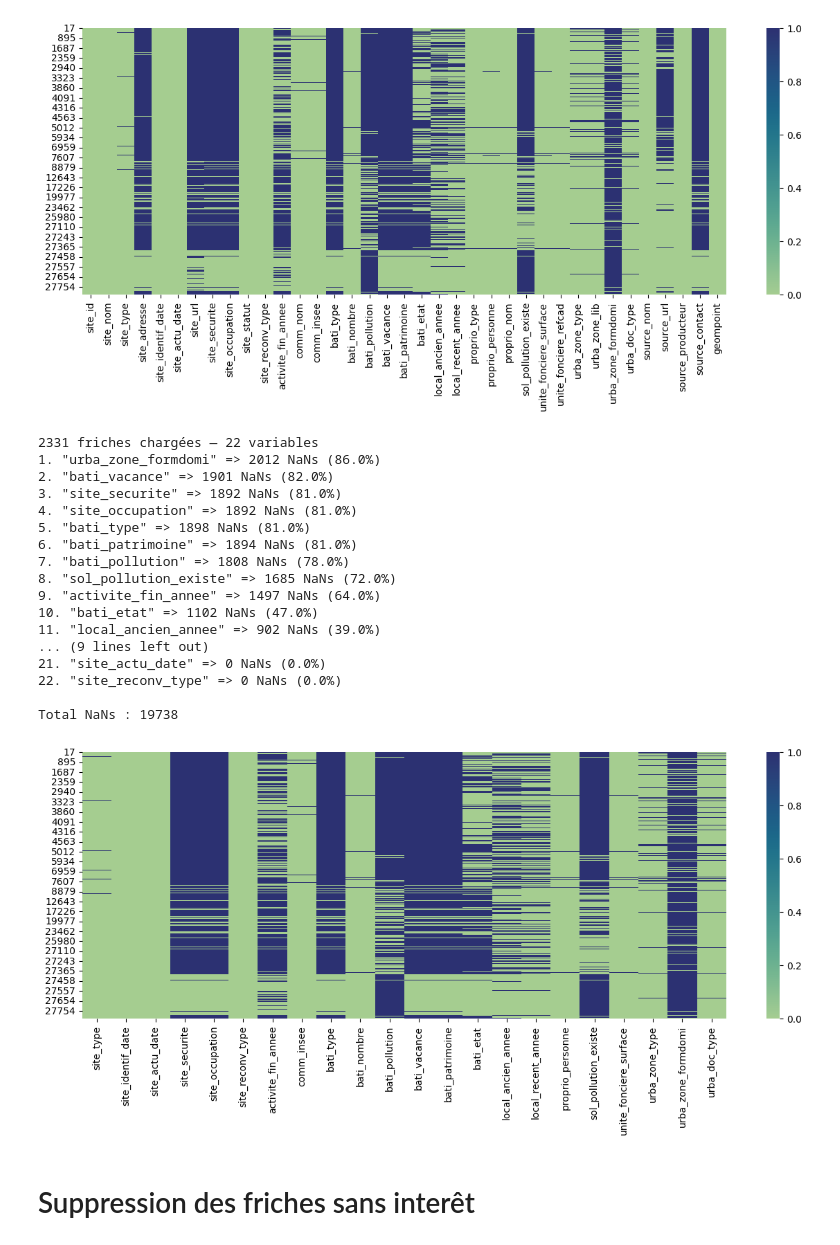
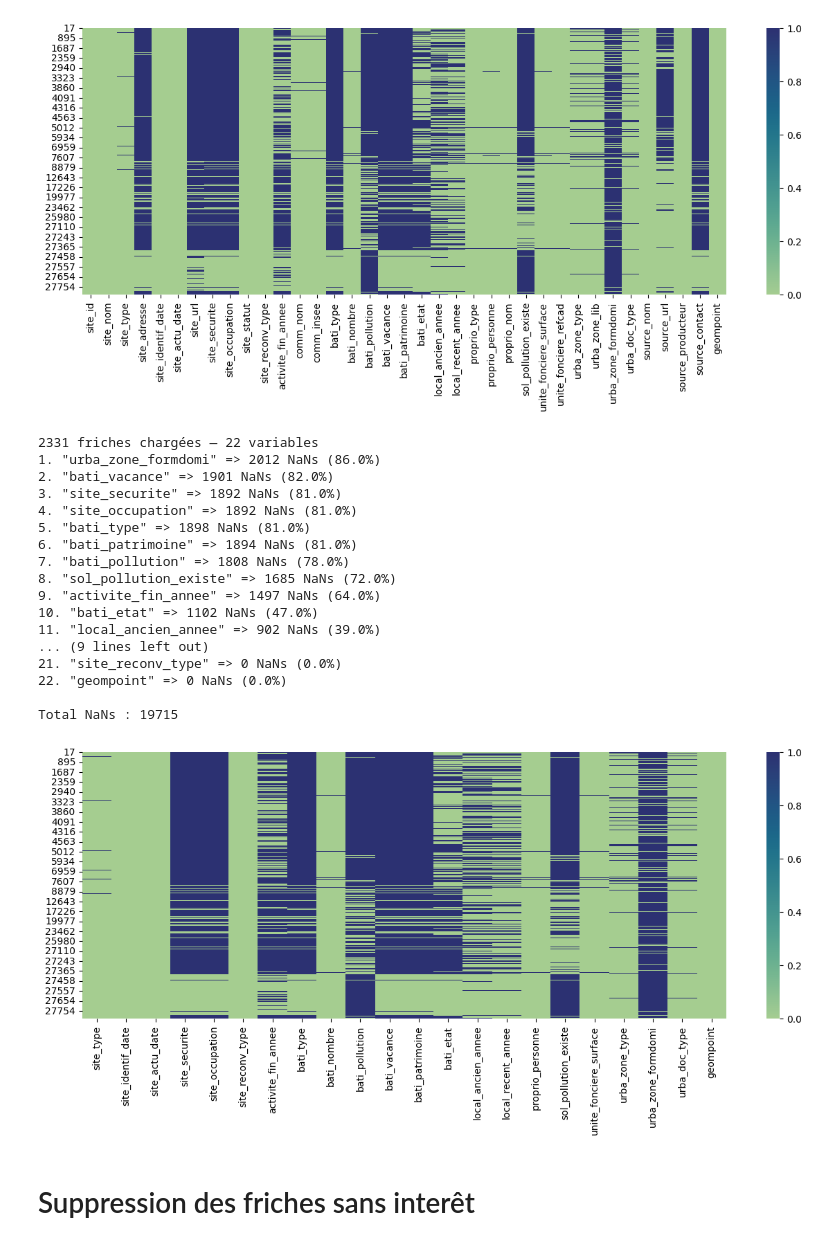
Before and after one commit to heuzef/cartofriches, a Jupyter notebook: profil/ml/ml_cartofriches.ipynb, the cells around one changed output. Drawn from its saved outputs; the diff is of its cells as text; code cells hidden in the pictures.

```diff
--- a/profil/ml/ml_cartofriches.ipynb
+++ b/profil/ml/ml_cartofriches.ipynb
@@ -269,7 +267,7 @@ Total NaNs : 26727
 # 19. "urba_doc_type" => 241 NaNs (10.0%) => À conserver
 # 20. "site_type" => 43 NaNs (2.0%) => À conserver
 # 21. "comm_nom" => 23 NaNs (1.0%) => Peut être supprimés car redondant avec comm_insee
-# 22. "comm_insee" => 23 NaNs (1.0%) => À conserver, l'exploitation de "geompoint" serait peut-être plus pertinant, demande à faire des expérimentations
+# 22. "comm_insee" => 23 NaNs (1.0%) => CF "geompoint"
 # 23. "bati_nombre" => 24 NaNs (1.0%) => À conserver
 # 24. "proprio_type" => 17 NaNs (1.0%) => La classification des types de propriétaires dans les fichiers fonciers, telle que "catpro3", demande à faire des expérimentations
 # 25. "proprio_personne" => 24 NaNs (1.0%) => À conserver
@@ -278,39 +276,39 @@ Total NaNs : 26727
 # 28. "unite_fonciere_refcad" => 15 NaNs (1.0%) => Demande à faire des expérimentations (les identifiants de parcelles sont formatés sur 14 caractères suivant le format idpar des fichiers fonciers)
 # 29. "site_id" => 0 NaNs (0.0%) => Index à supprimer
 # 30. "site_nom" => 0 NaNs (0.0%) => Peut être supprimés car sans interêt
 # 31. "site_identif_date" => 0 NaNs (0.0%) => À conserver
 # 32. "site_actu_date" => 0 NaNs (0.0%) => À conserver
 # 33. "site_statut" => 0 NaNs (0.0%) => Incohérence ici, toutes les friches ici n'affichent pas le status "friche reconvertie", à supprimer
 # 34. "site_reconv_type" => 0 NaNs (0.0%) => Variable cible
 # 35. "source_nom" => 0 NaNs (0.0%) => Peut être supprimés car sans interêt
 # 36. "source_producteur" => 0 NaNs (0.0%) => Peut être supprimés car sans interêt
-# 37. "geompoint" => 0 NaNs (0.0%) => CF "comm_insee"
+# 37. "geompoint" => 0 NaNs (0.0%) => À conserver, l'exploitation de "geompoint" serait peut-être plus pertinant, demande à faire des expérimentations
 
-del_values = ["site_url", "source_contact", "site_adresse", "source_url", "urba_zone_lib", "comm_nom", "proprio_type", "proprio_nom", "unite_fonciere_refcad", "site_id", "site_nom", "site_statut", "source_nom", "source_producteur", "geompoint"]
+del_values = ["site_url", "source_contact", "site_adresse", "source_url", "urba_zone_lib", "comm_nom", "proprio_type", "proprio_nom", "unite_fonciere_refcad", "site_id", "site_nom", "site_statut", "source_nom", "source_producteur", "comm_insee"]
 df_friches_reconv = df_friches_reconv.drop(columns=del_values)
 
 print(f"{df_friches_reconv.shape[0]} friches chargées — {df_friches_reconv.shape[1]} variables")
 
 check_nan(df_friches_reconv)
 # %% [output]
 2331 friches chargées — 22 variables
 1. "urba_zone_formdomi" => 2012 NaNs (86.0%)
 2. "bati_vacance" => 1901 NaNs (82.0%)
 3. "site_securite" => 1892 NaNs (81.0%)
 4. "site_occupation" => 1892 NaNs (81.0%)
 5. "bati_type" => 1898 NaNs (81.0%)
 6. "bati_patrimoine" => 1894 NaNs (81.0%)
 7. "bati_pollution" => 1808 NaNs (78.0%)
 8. "sol_pollution_existe" => 1685 NaNs (72.0%)
 9. "activite_fin_annee" => 1497 NaNs (64.0%)
 10. "bati_etat" => 1102 NaNs (47.0%)
 11. "local_ancien_annee" => 902 NaNs (39.0%)
 ... (9 lines left out)
-21. "site_actu_date" => 0 NaNs (0.0%)
-22. "site_reconv_type" => 0 NaNs (0.0%)
+21. "site_reconv_type" => 0 NaNs (0.0%)
+22. "geompoint" => 0 NaNs (0.0%)
 
-Total NaNs : 19738
+Total NaNs : 19715
-[figure, old version]
+[figure, new version]
 # %% [markdown]
 # Suppression des friches sans interêt
 # %%
```
Also changed, not shown: parts of 49 cells of this notebook.
